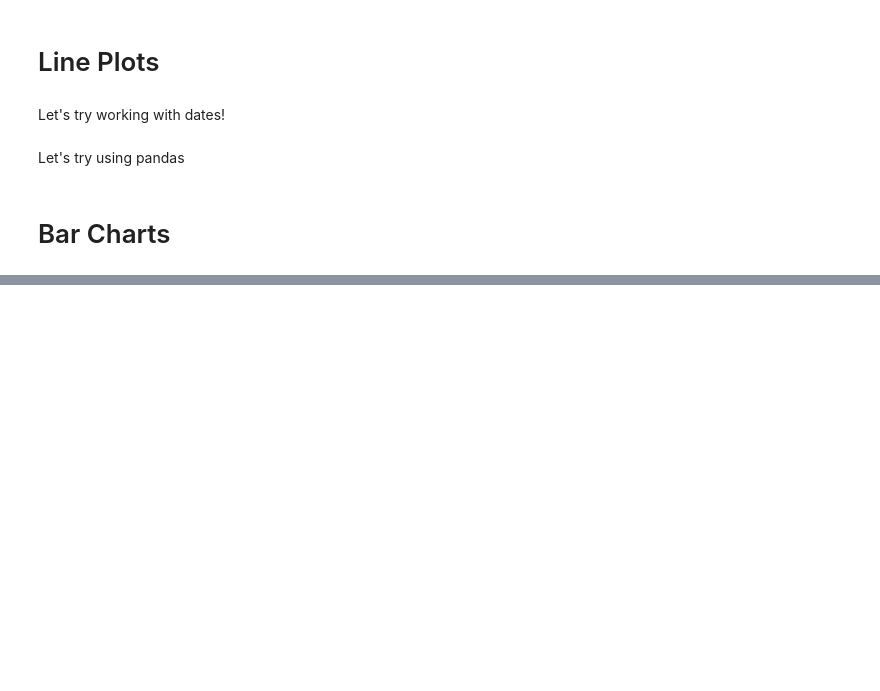
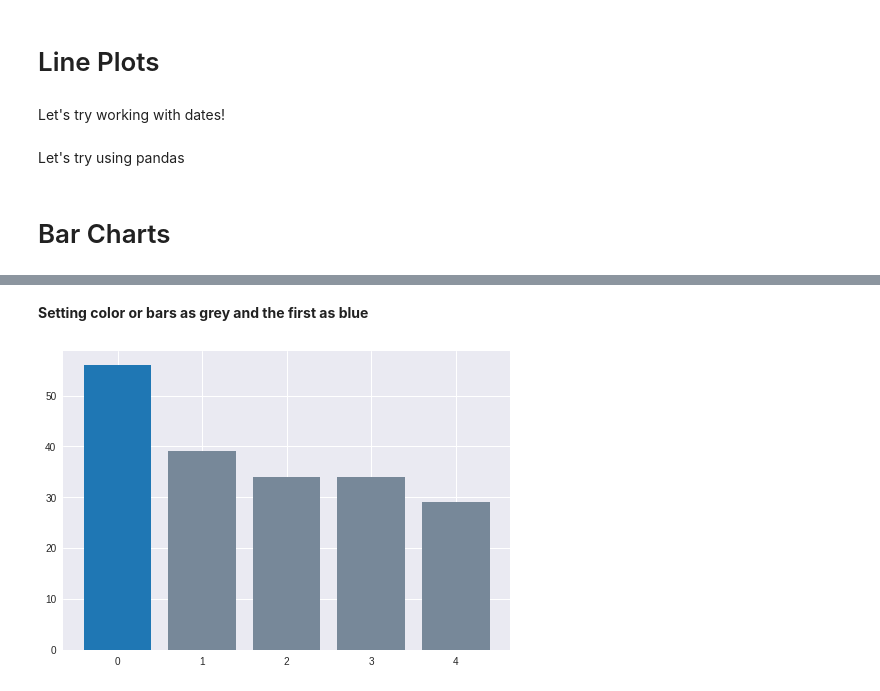
Before and after one commit to Laxman-Kumar/ColabData, a Jupyter notebook: Matplot_charts.ipynb, the cells around one changed output, grey strips where cells are left out. Saved outputs shown, nothing was run; the diff lists cells and outputs as text; code cells hidden in the pictures; blank space fills up the shorter version.

```diff
--- a/Matplot_charts.ipynb
+++ b/Matplot_charts.ipynb
@@ -302,0 +347,8 @@ plt.barh(xvals, exponential_data, height = 0.3, left=linear_data, color='r')
+# %% [markdown]
+**Setting color or bars as grey and the first as blue**
+# %%
+bars = plt.bar(pos, popularity, align='center', linewidth=0, color='lightslategrey')
+# make one bar, the python bar, a contrasting color
+bars[0].set_color('#1F77B4')
+# %% [output]
+[figure, added]
```
Also changed, not shown: parts of 6 cells of this notebook.
